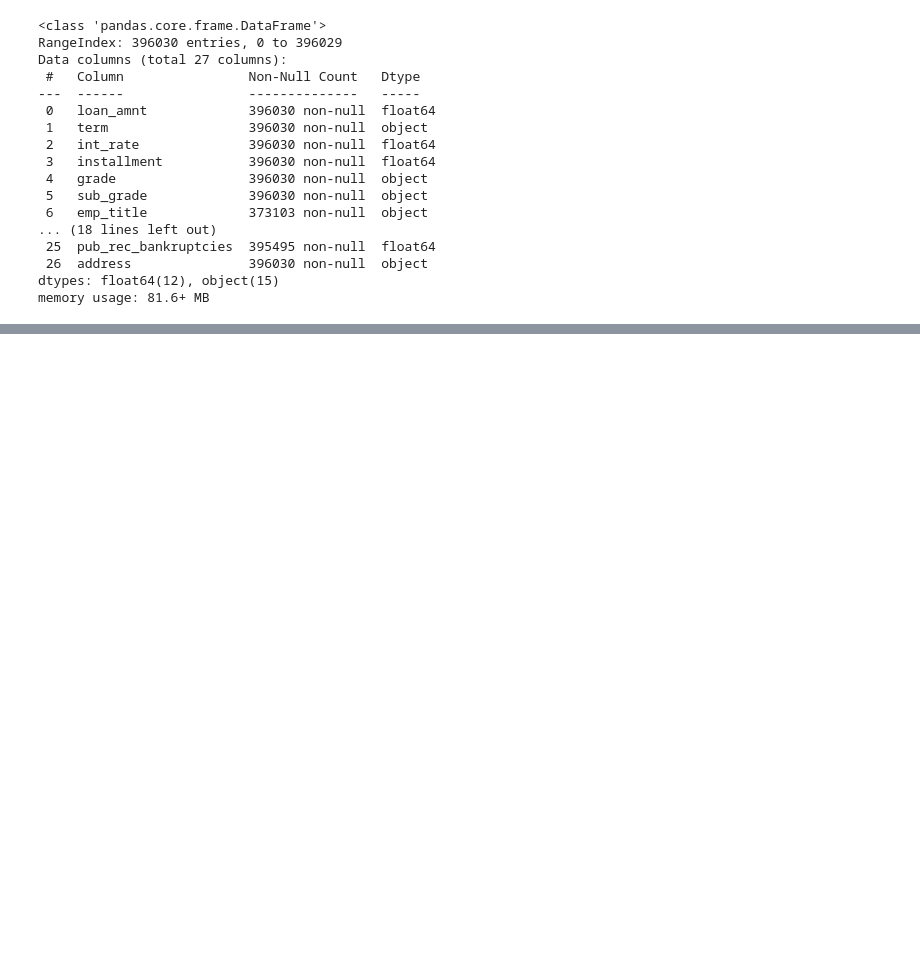
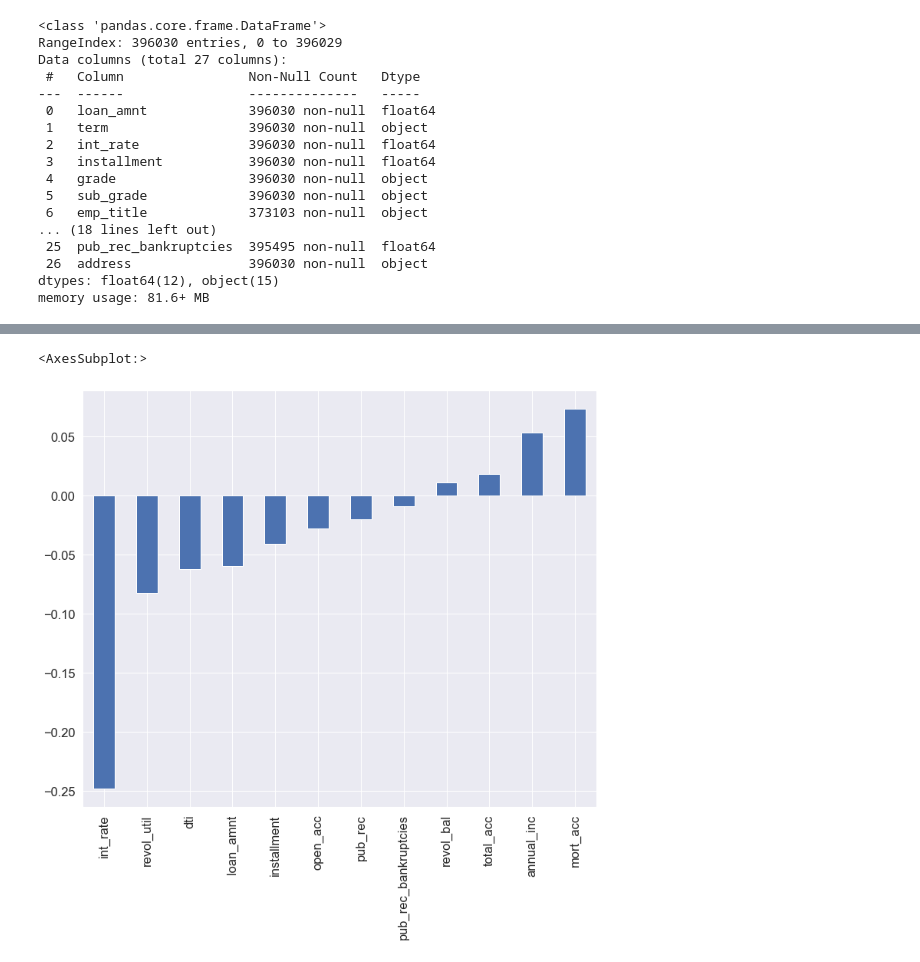
Before and after one commit to Ganesh4693/Lending-Club, a Jupyter notebook: lending.ipynb, the cells around one changed output, grey strips where cells are left out. Drawn from its saved outputs; the diff is of its cells as text; code cells hidden in the pictures; blank space fills up the shorter version.

```diff
--- a/lending.ipynb
+++ b/lending.ipynb
@@ -15,3 +13,8 @@ import pandas as pd
+# %%
+import pandas as pd
+import matplotlib.pyplot as plt
+import seaborn as sns
+sns.set_theme(font_scale=1.5)
 # %% [markdown]
 ### Reading data
 # %%
@@ -70,0 +78,2 @@ memory usage: 81.6+ MB
+# %%
+data1=data0.copy()
@@ -70,0 +91,2 @@ memory usage: 81.6+ MB
+# %%
+data1.loan_status=pd.get_dummies(data1.loan_status,drop_first=True)
@@ -70,0 +120,6 @@ memory usage: 81.6+ MB
+# %%
+plt.figure(figsize=(12,10))
+data1.corr().loan_status.sort_values()[:-1].plot(kind='bar')
+# %% [output]
+<AxesSubplot:>
+[figure, added]
```
Also changed, not shown: parts of 18 cells of this notebook.
